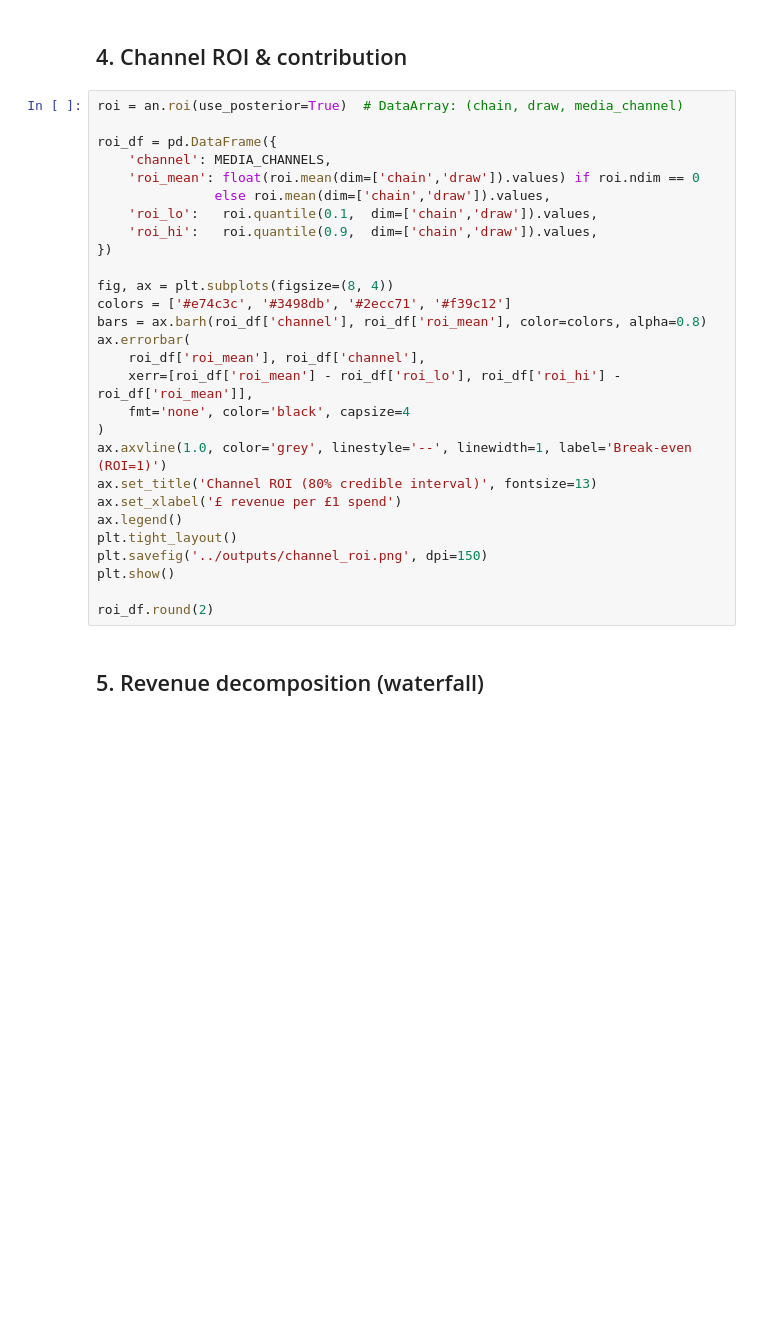
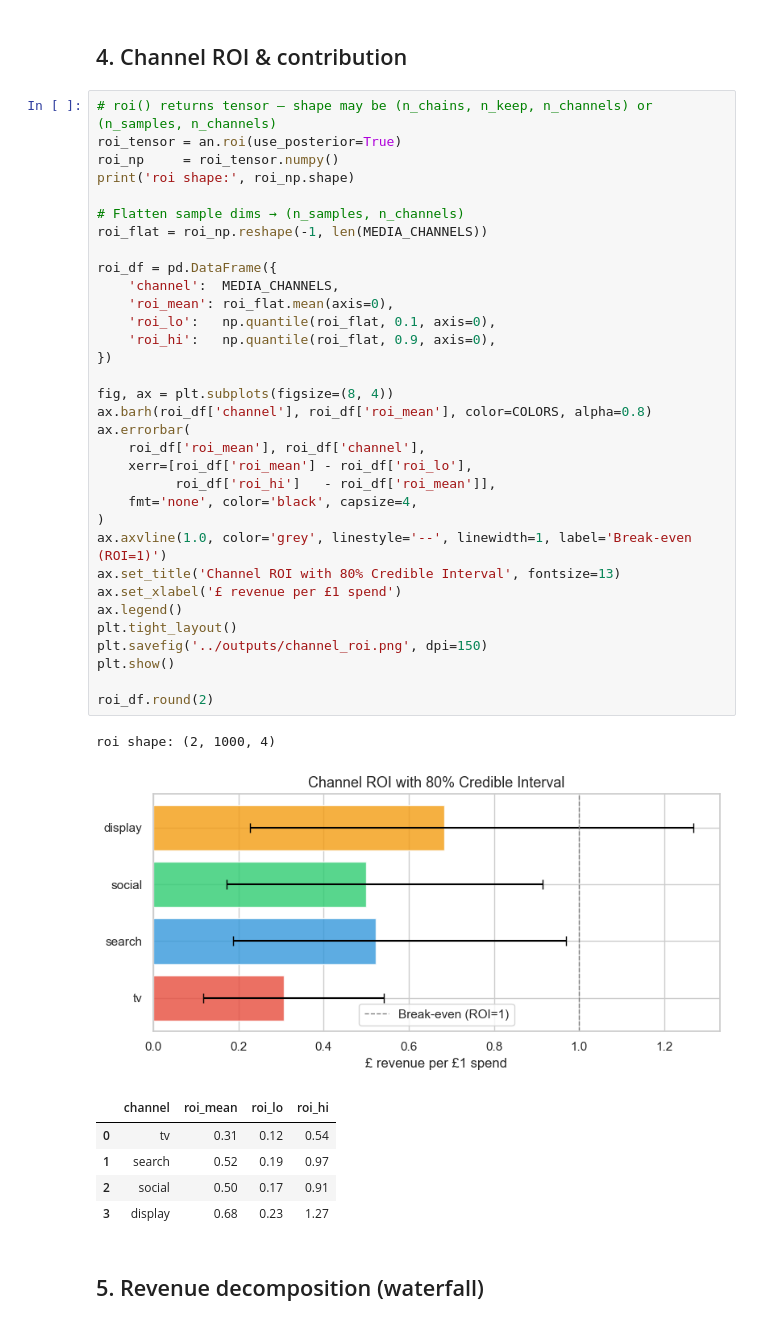
Before and after one commit to williamky/meridian-mmm, a Jupyter notebook: notebooks/02_meridian_model.ipynb, the cells around one changed output. Cells and saved outputs as stored; diff of their text form; blank space fills up the shorter version.

```diff
--- a/notebooks/02_meridian_model.ipynb
+++ b/notebooks/02_meridian_model.ipynb
@@ -111,33 +177,46 @@ print(f'R²: {r2:.3f}')
 # %% [markdown]
 ## 4. Channel ROI & contribution
 # %%
-roi = an.roi(use_posterior=True)  # DataArray: (chain, draw, media_channel)
+# roi() returns tensor — shape may be (n_chains, n_keep, n_channels) or (n_samples, n_channels)
+roi_tensor = an.roi(use_posterior=True)
+roi_np     = roi_tensor.numpy()
+print('roi shape:', roi_np.shape)
+
+# Flatten sample dims → (n_samples, n_channels)
+roi_flat = roi_np.reshape(-1, len(MEDIA_CHANNELS))
 
 roi_df = pd.DataFrame({
-    'channel': MEDIA_CHANNELS,
-    'roi_mean': float(roi.mean(dim=['chain','draw']).values) if roi.ndim == 0
-               else roi.mean(dim=['chain','draw']).values,
-    'roi_lo':   roi.quantile(0.1,  dim=['chain','draw']).values,
-    'roi_hi':   roi.quantile(0.9,  dim=['chain','draw']).values,
+    'channel':  MEDIA_CHANNELS,
+    'roi_mean': roi_flat.mean(axis=0),
+    'roi_lo':   np.quantile(roi_flat, 0.1, axis=0),
+    'roi_hi':   np.quantile(roi_flat, 0.9, axis=0),
 })
 
 fig, ax = plt.subplots(figsize=(8, 4))
-colors = ['#e74c3c', '#3498db', '#2ecc71', '#f39c12']
-bars = ax.barh(roi_df['channel'], roi_df['roi_mean'], color=colors, alpha=0.8)
+ax.barh(roi_df['channel'], roi_df['roi_mean'], color=COLORS, alpha=0.8)
 ax.errorbar(
     roi_df['roi_mean'], roi_df['channel'],
-    xerr=[roi_df['roi_mean'] - roi_df['roi_lo'], roi_df['roi_hi'] - roi_df['roi_mean']],
-    fmt='none', color='black', capsize=4
+    xerr=[roi_df['roi_mean'] - roi_df['roi_lo'],
+          roi_df['roi_hi']   - roi_df['roi_mean']],
+    fmt='none', color='black', capsize=4,
 )
 ax.axvline(1.0, color='grey', linestyle='--', linewidth=1, label='Break-even (ROI=1)')
-ax.set_title('Channel ROI (80% credible interval)', fontsize=13)
+ax.set_title('Channel ROI with 80% Credible Interval', fontsize=13)
 ax.set_xlabel('£ revenue per £1 spend')
 ax.legend()
 plt.tight_layout()
 plt.savefig('../outputs/channel_roi.png', dpi=150)
 plt.show()
 
 roi_df.round(2)
+# %% [output]
+roi shape: (2, 1000, 4)
+[figure, added]
+|  | channel | roi_mean | roi_lo | roi_hi |
+| 0 | tv | 0.31 | 0.12 | 0.54 |
+| 1 | search | 0.52 | 0.19 | 0.97 |
+| 2 | social | 0.50 | 0.17 | 0.91 |
+| 3 | display | 0.68 | 0.23 | 1.27 |
 # %% [markdown]
 ## 5. Revenue decomposition (waterfall)
 # %%
```
Also changed, not shown: parts of 10 cells of this notebook, 6 other files.
